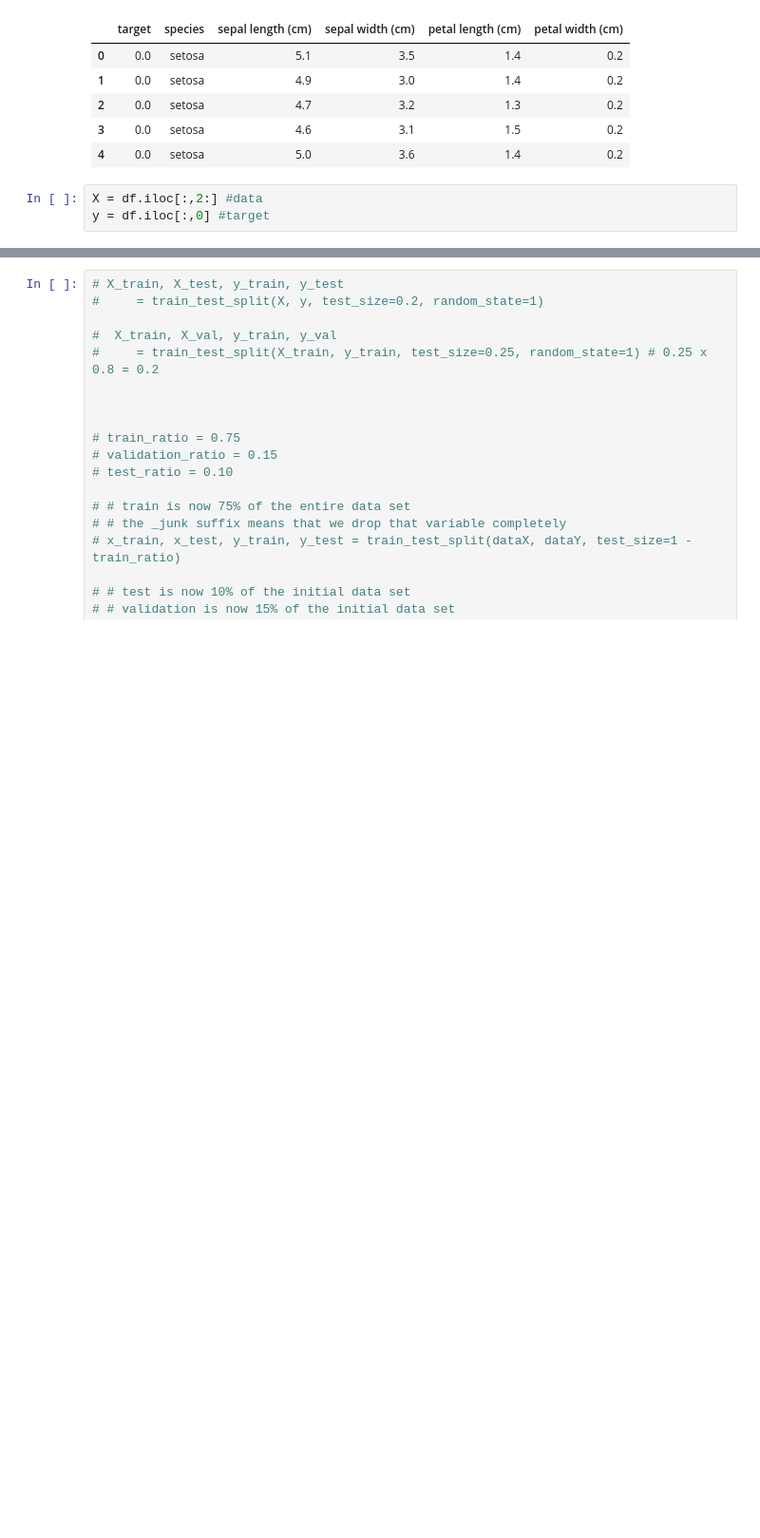
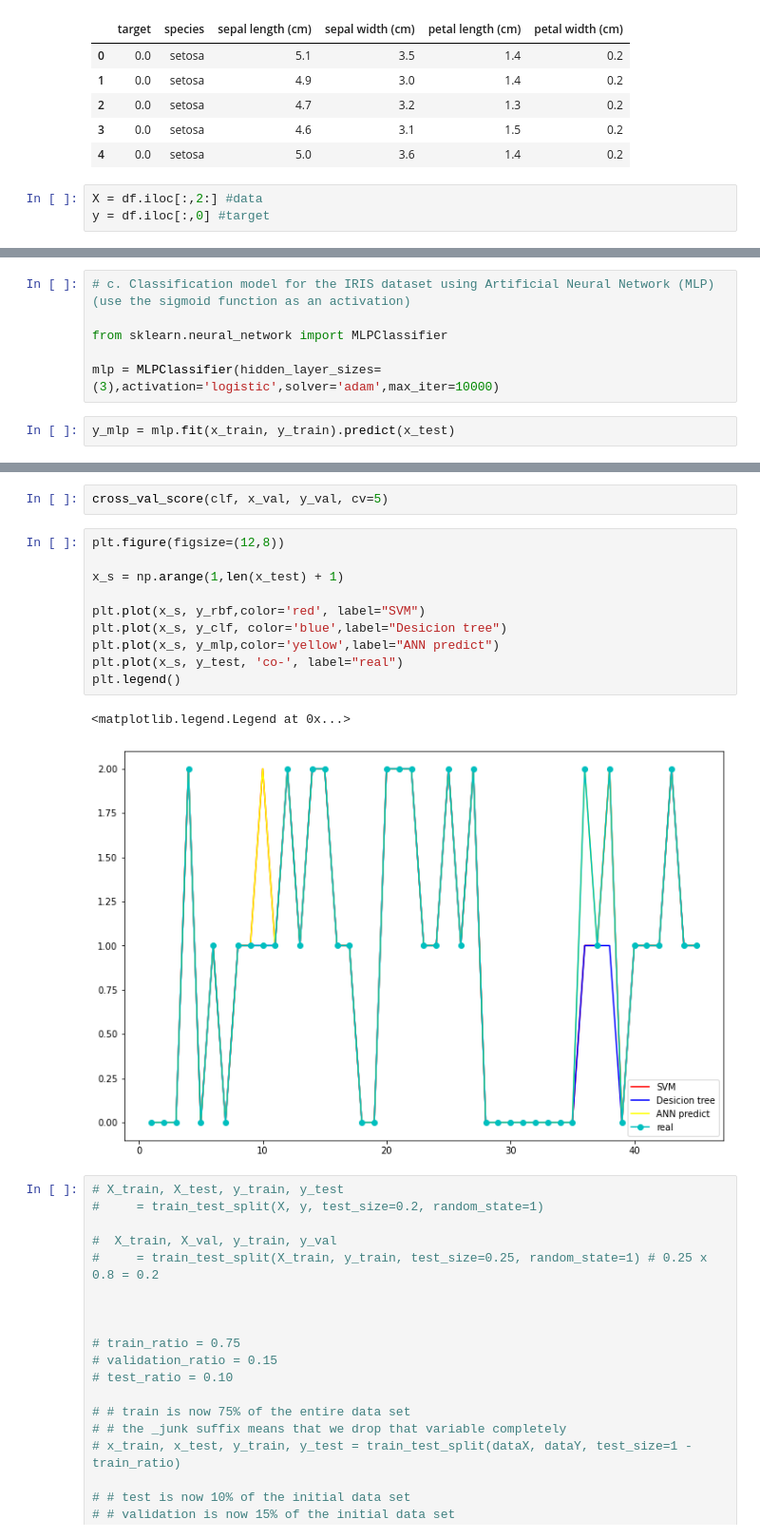
Before and after one commit to gitony0101/homework, a Jupyter notebook: Computational Methods – Spring 2021 Final Exam.ipynb, the cells around one changed output, grey strips where cells are left out. Shown at 95% size. Drawn from its saved outputs; the diff is of its cells as text; blank space fills up the shorter version.

```diff
--- a/Computational Methods – Spring 2021 Final Exam.ipynb
+++ b/Computational Methods – Spring 2021 Final Exam.ipynb
@@ -65,0 +124,8 @@ With rbf kernel，R2 score is: 0.928343949044586 , Mean squared error: 0.04 ,the
+# %%
+# c. Classification model for the IRIS dataset using Artificial Neural Network (MLP)(use the sigmoid function as an activation)
+
+from sklearn.neural_network import MLPClassifier
+
+mlp = MLPClassifier(hidden_layer_sizes=(3),activation='logistic',solver='adam',max_iter=10000)
+# %%
+y_mlp = mlp.fit(x_train, y_train).predict(x_test)
@@ -66,3 +152,18 @@ With rbf kernel，R2 score is: 0.928343949044586 , Mean squared error: 0.04 ,the
+# %%
+cross_val_score(clf, x_val, y_val, cv=5)
+# %%
+plt.figure(figsize=(12,8))
+
+x_s = np.arange(1,len(x_test) + 1)
+
+plt.plot(x_s, y_rbf,color='red', label="SVM")
+plt.plot(x_s, y_clf, color='blue',label="Desicion tree")
+plt.plot(x_s, y_mlp,color='yellow',label="ANN predict")
+plt.plot(x_s, y_test, 'co-', label="real")
+plt.legend()
+# %% [output]
+<matplotlib.legend.Legend at 0x...>
+[figure, added]
 # %%
 # X_train, X_test, y_train, y_test
 #     = train_test_split(X, y, test_size=0.2, random_state=1)
```
Also changed, not shown: parts of 10 cells of this notebook, 2 other files.
